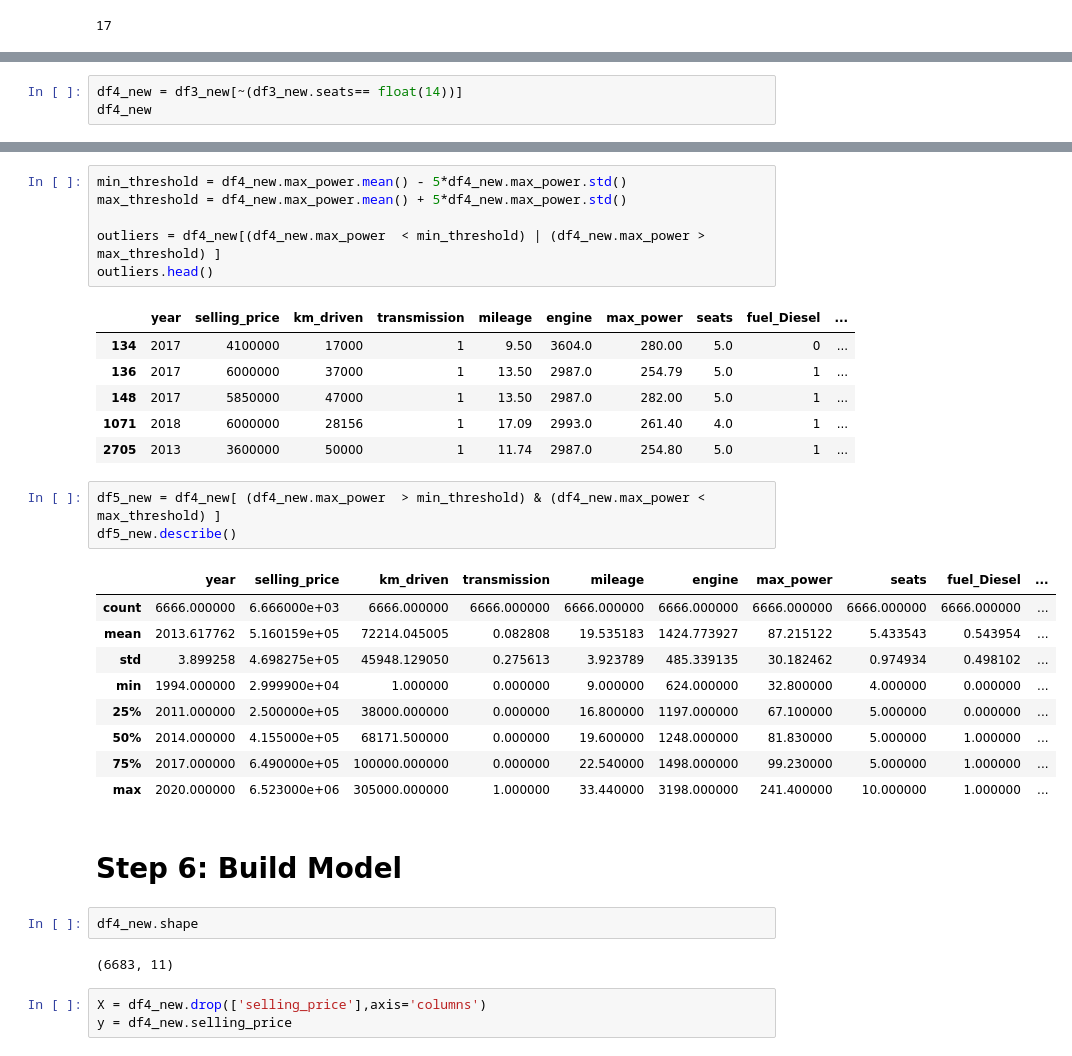
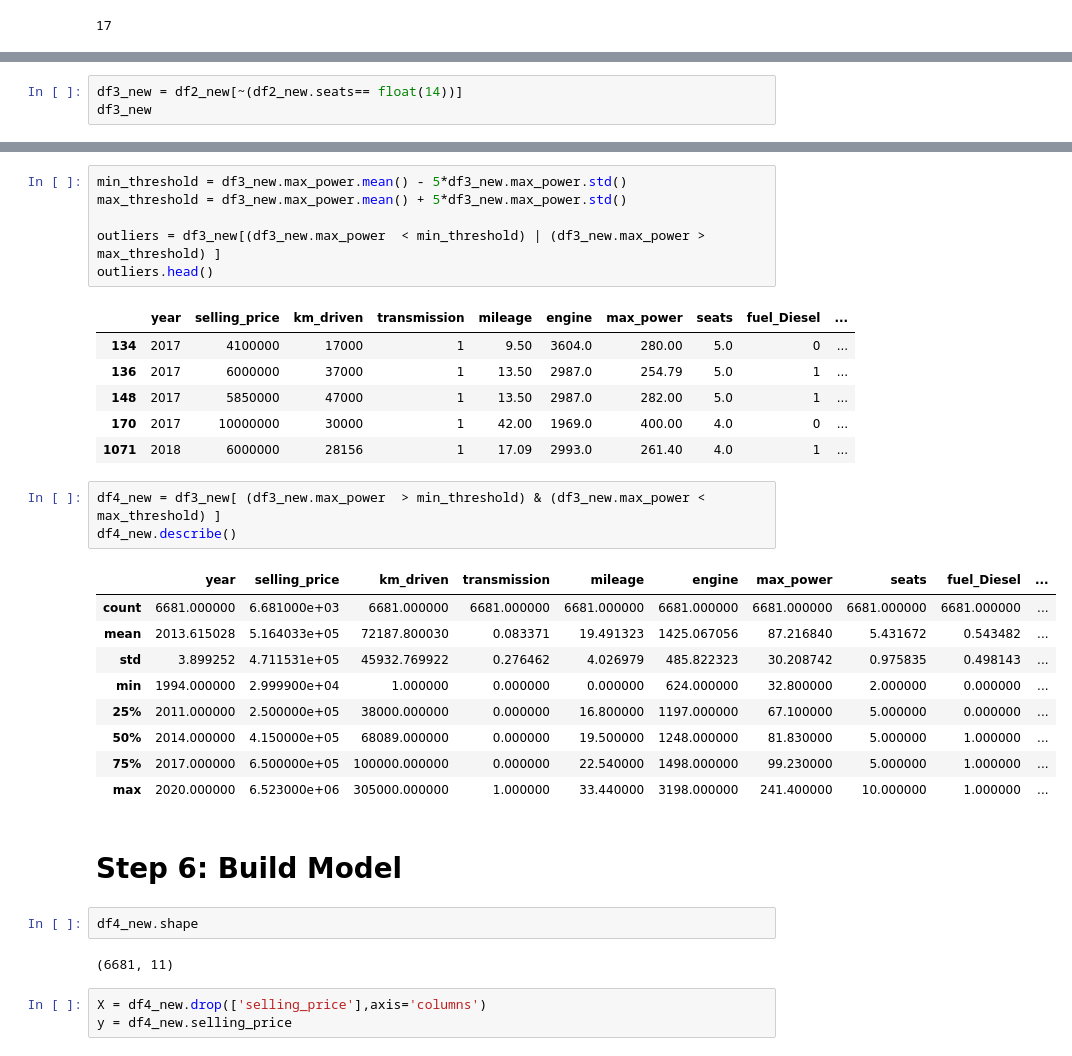
Before and after one commit to Kholeka98/Machine-learning, a Jupyter notebook: Car price prediction.ipynb, the cells around one changed output, grey strips where cells are left out. Drawn from its saved outputs; the diff is of its cells as text.

```diff
--- a/Car price prediction.ipynb
+++ b/Car price prediction.ipynb
@@ -417,8 +380,8 @@ Name: mileage, dtype: float64
 |  | year | selling_price | km_driven | transmission | mileage | engine | max_power | seats | fuel_Diesel | ... |
 | 4575 | 2010 | 235000 | 50000 | 0 | 10.71 | 1948.0 | 90.0 | 14.0 | 1 | ... |
 # %%
-df4_new = df3_new[~(df3_new.seats== float(14))]
-df4_new
+df3_new = df2_new[~(df2_new.seats== float(14))]
+df3_new
 # %% [output]
 |  | year | selling_price | km_driven | transmission | mileage | engine | max_power | seats | fuel_Diesel | ... |
 | 0 | 2014 | 450000 | 145500 | 0 | 23.40 | 1248.0 | 74.00 | 5.0 | 1 | ... |
@@ -447,35 +410,35 @@ plt.show()
 # %%
-min_threshold = df4_new.max_power.mean() - 5*df4_new.max_power.std()
-max_threshold = df4_new.max_power.mean() + 5*df4_new.max_power.std()
+min_threshold = df3_new.max_power.mean() - 5*df3_new.max_power.std()
+max_threshold = df3_new.max_power.mean() + 5*df3_new.max_power.std()
 
-outliers = df4_new[(df4_new.max_power  < min_threshold) | (df4_new.max_power > max_threshold) ]
+outliers = df3_new[(df3_new.max_power  < min_threshold) | (df3_new.max_power > max_threshold) ]
 outliers.head()
 # %% [output]
 |  | year | selling_price | km_driven | transmission | mileage | engine | max_power | seats | fuel_Diesel | ... |
 | 134 | 2017 | 4100000 | 17000 | 1 | 9.50 | 3604.0 | 280.00 | 5.0 | 0 | ... |
 | 136 | 2017 | 6000000 | 37000 | 1 | 13.50 | 2987.0 | 254.79 | 5.0 | 1 | ... |
 | 148 | 2017 | 5850000 | 47000 | 1 | 13.50 | 2987.0 | 282.00 | 5.0 | 1 | ... |
+| 170 | 2017 | 10000000 | 30000 | 1 | 42.00 | 1969.0 | 400.00 | 4.0 | 0 | ... |
 | 1071 | 2018 | 6000000 | 28156 | 1 | 17.09 | 2993.0 | 261.40 | 4.0 | 1 | ... |
-| 2705 | 2013 | 3600000 | 50000 | 1 | 11.74 | 2987.0 | 254.80 | 5.0 | 1 | ... |
 # %%
-df5_new = df4_new[ (df4_new.max_power  > min_threshold) & (df4_new.max_power < max_threshold) ]
-df5_new.describe()
+df4_new = df3_new[ (df3_new.max_power  > min_threshold) & (df3_new.max_power < max_threshold) ]
+df4_new.describe()
 # %% [output]
 |  | year | selling_price | km_driven | transmission | mileage | engine | max_power | seats | fuel_Diesel | ... |
-| count | 6666.000000 | 6.666000e+03 | 6666.000000 | 6666.000000 | 6666.000000 | 6666.000000 | 6666.000000 | 6666.000000 | 6666.000000 | ... |
-| mean | 2013.617762 | 5.160159e+05 | 72214.045005 | 0.082808 | 19.535183 | 1424.773927 | 87.215122 | 5.433543 | 0.543954 | ... |
-| std | 3.899258 | 4.698275e+05 | 45948.129050 | 0.275613 | 3.923789 | 485.339135 | 30.182462 | 0.974934 | 0.498102 | ... |
-| min | 1994.000000 | 2.999900e+04 | 1.000000 | 0.000000 | 9.000000 | 624.000000 | 32.800000 | 4.000000 | 0.000000 | ... |
+| count | 6681.000000 | 6.681000e+03 | 6681.000000 | 6681.000000 | 6681.000000 | 6681.000000 | 6681.000000 | 6681.000000 | 6681.000000 | ... |
+| mean | 2013.615028 | 5.164033e+05 | 72187.800030 | 0.083371 | 19.491323 | 1425.067056 | 87.216840 | 5.431672 | 0.543482 | ... |
+| std | 3.899252 | 4.711531e+05 | 45932.769922 | 0.276462 | 4.026979 | 485.822323 | 30.208742 | 0.975835 | 0.498143 | ... |
+| min | 1994.000000 | 2.999900e+04 | 1.000000 | 0.000000 | 0.000000 | 624.000000 | 32.800000 | 2.000000 | 0.000000 | ... |
 | 25% | 2011.000000 | 2.500000e+05 | 38000.000000 | 0.000000 | 16.800000 | 1197.000000 | 67.100000 | 5.000000 | 0.000000 | ... |
-| 50% | 2014.000000 | 4.155000e+05 | 68171.500000 | 0.000000 | 19.600000 | 1248.000000 | 81.830000 | 5.000000 | 1.000000 | ... |
-| 75% | 2017.000000 | 6.490000e+05 | 100000.000000 | 0.000000 | 22.540000 | 1498.000000 | 99.230000 | 5.000000 | 1.000000 | ... |
+| 50% | 2014.000000 | 4.150000e+05 | 68089.000000 | 0.000000 | 19.500000 | 1248.000000 | 81.830000 | 5.000000 | 1.000000 | ... |
+| 75% | 2017.000000 | 6.500000e+05 | 100000.000000 | 0.000000 | 22.540000 | 1498.000000 | 99.230000 | 5.000000 | 1.000000 | ... |
 | max | 2020.000000 | 6.523000e+06 | 305000.000000 | 1.000000 | 33.440000 | 3198.000000 | 241.400000 | 10.000000 | 1.000000 | ... |
 # %% [markdown]
 # Step 6: Build Model
 # %%
 df4_new.shape
 # %% [output]
-(6683, 11)
+(6681, 11)
 # %%
 X = df4_new.drop(['selling_price'],axis='columns')
 y = df4_new.selling_price
```
Also changed, not shown: parts of 16 cells of this notebook.
